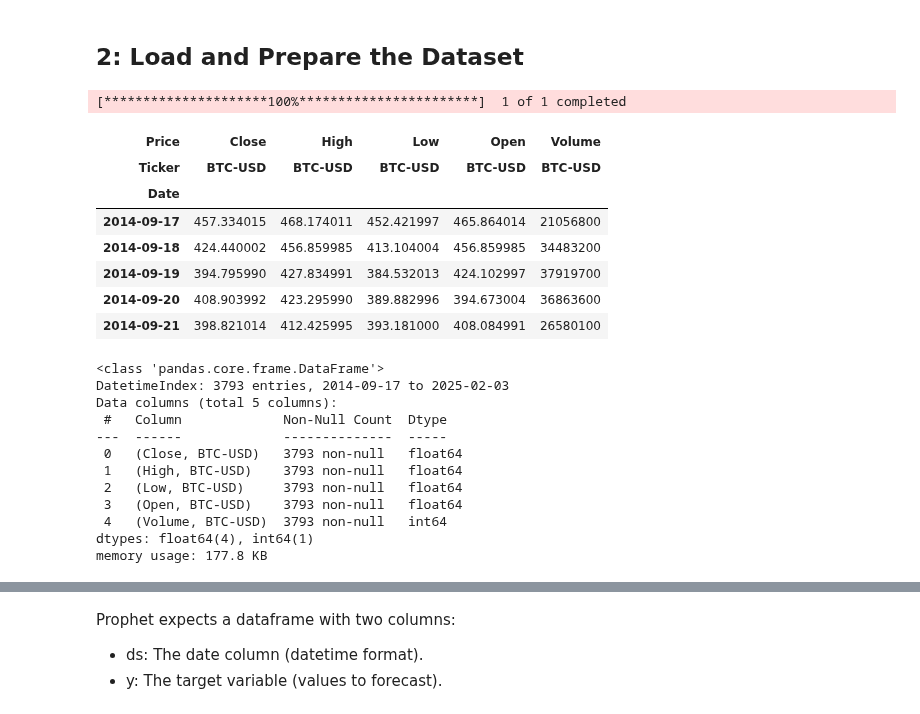
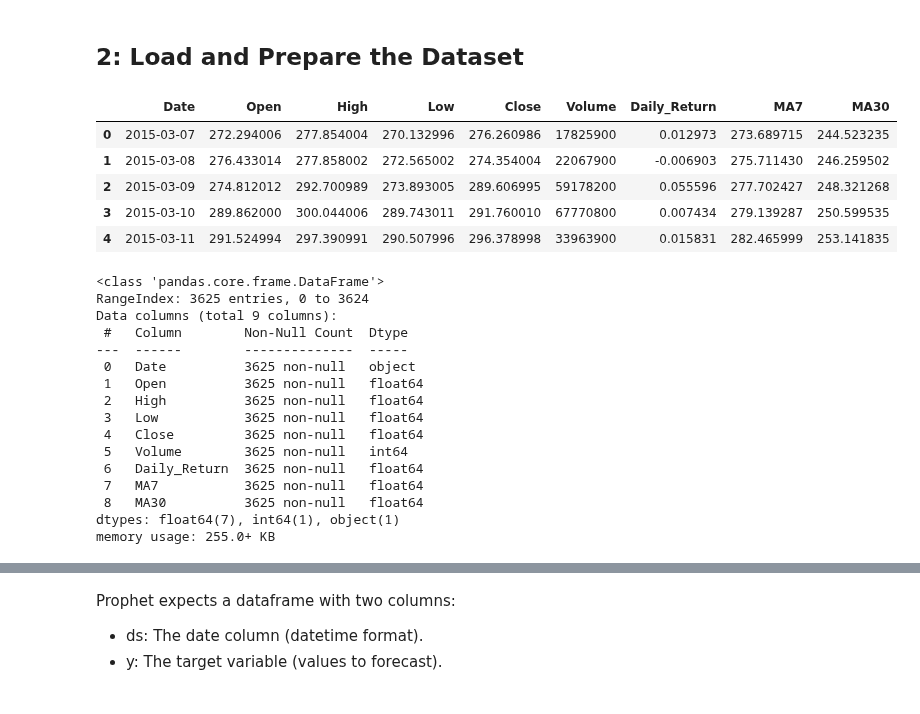
Before and after one commit to bonareri/Cryptocurrency-Price-Prediction-, a Jupyter notebook: prophet_model.ipynb, the cells around one changed output, grey strips where cells are left out. Drawn from its saved outputs; the diff is of its cells as text; code cells hidden in the pictures.

```diff
--- a/prophet_model.ipynb
+++ b/prophet_model.ipynb
@@ -48,33 +48,34 @@ from sklearn.metrics import mean_absolute_error, mean_squared_error
 # %% [markdown]
 ## 2: Load and Prepare the Dataset
 # %%
-# Load data
-df = yf.download('BTC-USD')
+# Load preprocessed data
+df = pd.read_csv('/content/bitcoin_prices_preprocessed.csv')
 
 # Display the first few rows of the data
 df.head()
 # %% [output]
-[*********************100%***********************]  1 of 1 completed
-| Price | Close | High | Low | Open | Volume |
-| Ticker | BTC-USD | BTC-USD | BTC-USD | BTC-USD | BTC-USD |
-| Date |  |  |  |  |  |
-| 2014-09-17 | 457.334015 | 468.174011 | 452.421997 | 465.864014 | 21056800 |
-| 2014-09-18 | 424.440002 | 456.859985 | 413.104004 | 456.859985 | 34483200 |
-| 2014-09-19 | 394.795990 | 427.834991 | 384.532013 | 424.102997 | 37919700 |
-| 2014-09-20 | 408.903992 | 423.295990 | 389.882996 | 394.673004 | 36863600 |
-| 2014-09-21 | 398.821014 | 412.425995 | 393.181000 | 408.084991 | 26580100 |
+|  | Date | Open | High | Low | Close | Volume | Daily_Return | MA7 | MA30 |
+| 0 | 2015-03-07 | 272.294006 | 277.854004 | 270.132996 | 276.260986 | 17825900 | 0.012973 | 273.689715 | 244.523235 |
+| 1 | 2015-03-08 | 276.433014 | 277.858002 | 272.565002 | 274.354004 | 22067900 | -0.006903 | 275.711430 | 246.259502 |
+| 2 | 2015-03-09 | 274.812012 | 292.700989 | 273.893005 | 289.606995 | 59178200 | 0.055596 | 277.702427 | 248.321268 |
+| 3 | 2015-03-10 | 289.862000 | 300.044006 | 289.743011 | 291.760010 | 67770800 | 0.007434 | 279.139287 | 250.599535 |
+| 4 | 2015-03-11 | 291.524994 | 297.390991 | 290.507996 | 296.378998 | 33963900 | 0.015831 | 282.465999 | 253.141835 |
 # %%
 df.info()
 # %% [output]
 <class 'pandas.core.frame.DataFrame'>
-DatetimeIndex: 3793 entries, 2014-09-17 to 2025-02-03
-Data columns (total 5 columns):
- #   Column             Non-Null Count  Dtype
----  ------             --------------  -----
- 0   (Close, BTC-USD)   3793 non-null   float64
- 1   (High, BTC-USD)    3793 non-null   float64
- 2   (Low, BTC-USD)     3793 non-null   float64
- 3   (Open, BTC-USD)    3793 non-null   float64
- 4   (Volume, BTC-USD)  3793 non-null   int64
-dtypes: float64(4), int64(1)
-memory usage: 177.8 KB
+RangeIndex: 3625 entries, 0 to 3624
+Data columns (total 9 columns):
+ #   Column        Non-Null Count  Dtype
+---  ------        --------------  -----
+ 0   Date          3625 non-null   object
+ 1   Open          3625 non-null   float64
+ 2   High          3625 non-null   float64
+ 3   Low           3625 non-null   float64
+ 4   Close         3625 non-null   float64
+ 5   Volume        3625 non-null   int64
+ 6   Daily_Return  3625 non-null   float64
+ 7   MA7           3625 non-null   float64
+ 8   MA30          3625 non-null   float64
+dtypes: float64(7), int64(1), object(1)
+memory usage: 255.0+ KB
```
Also changed, not shown: parts of 15 cells of this notebook.
